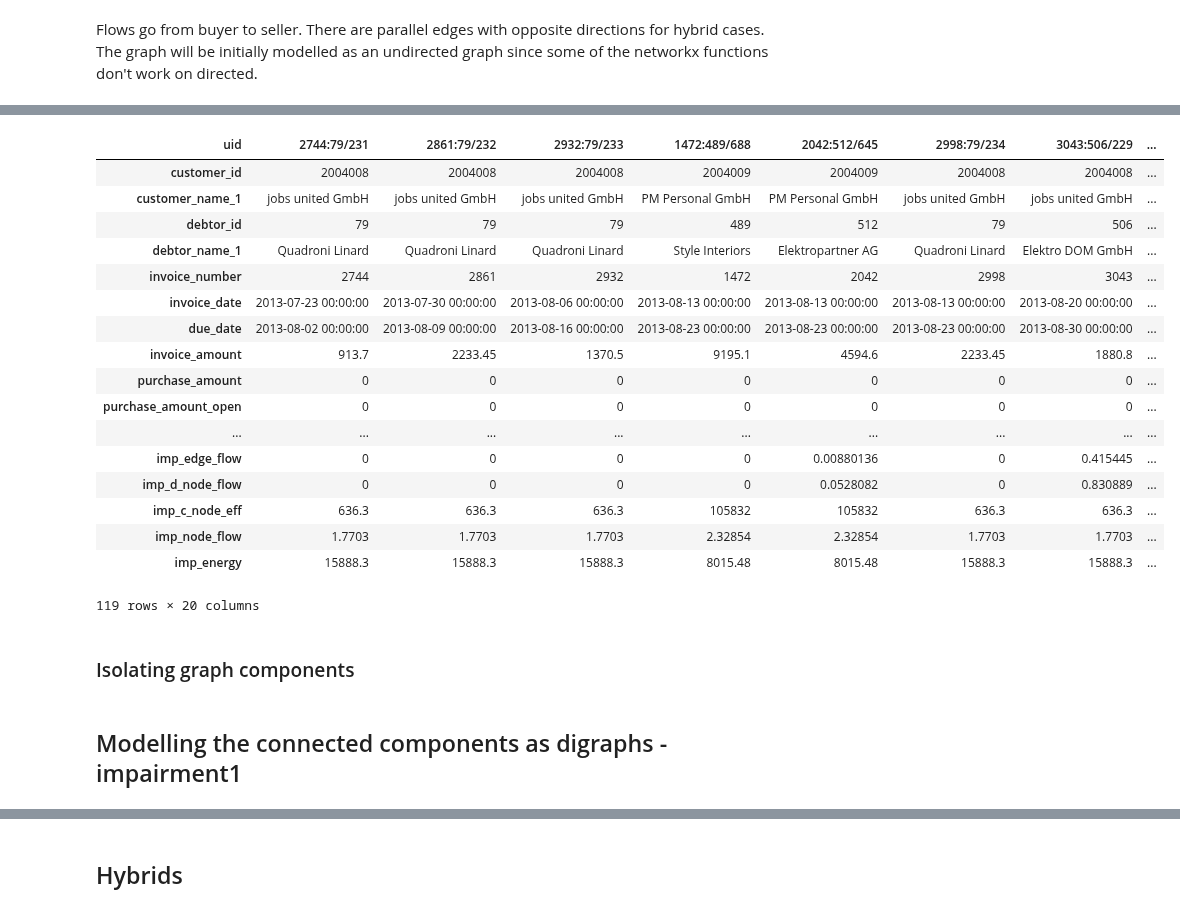
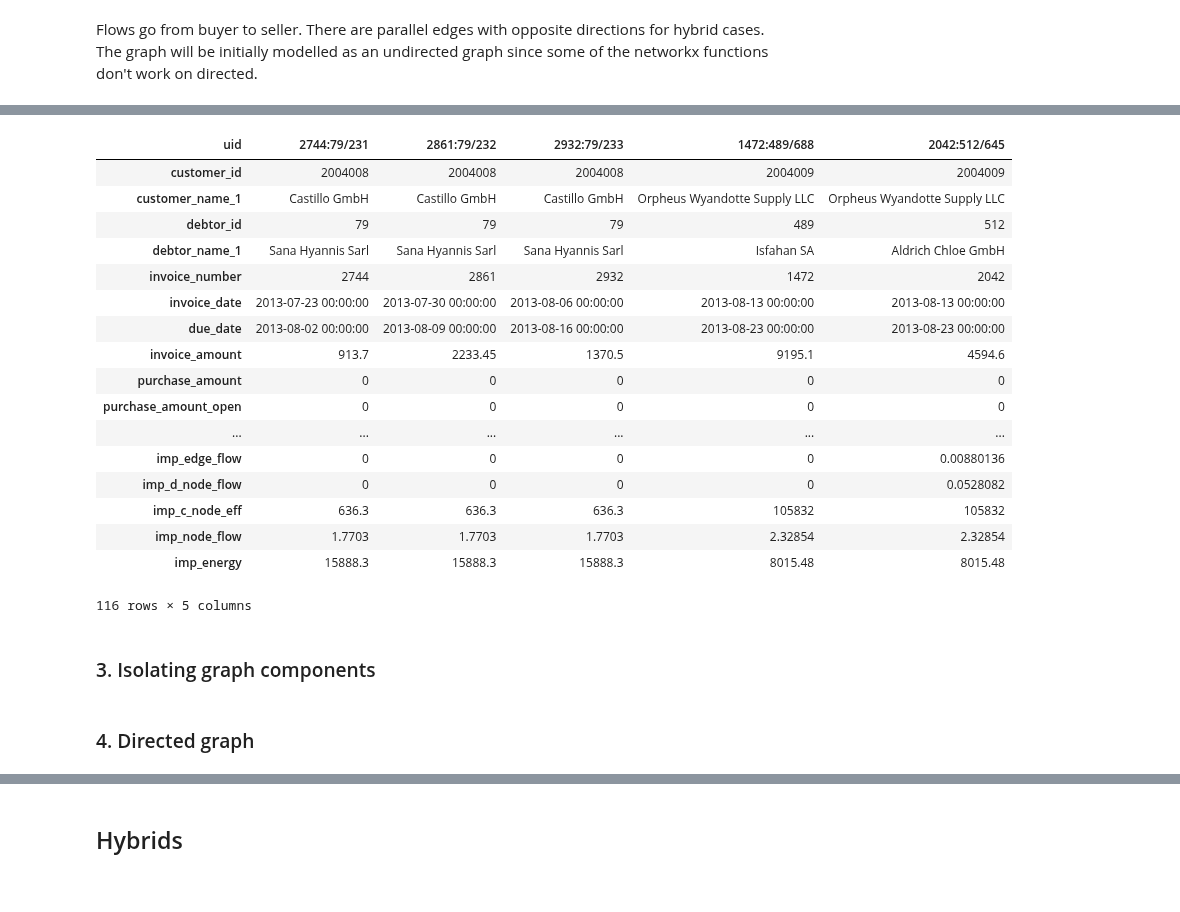
Before and after one commit to davidemariani/networkAnalysisForML, a Jupyter notebook: 07_network_featureEng.ipynb, the cells around one changed output, grey strips where cells are left out. Saved outputs shown, nothing was run; the diff lists cells and outputs as text; code cells hidden in the pictures.

```diff
--- a/07_network_featureEng.ipynb
+++ b/07_network_featureEng.ipynb
@@ -66,28 +69,26 @@ df.describe()
 # %%
-df.head(20).transpose()
+df.head().transpose()
 # %% [output]
-| uid | 2744:79/231 | 2861:79/232 | 2932:79/233 | 1472:489/688 | 2042:512/645 | 2998:79/234 | 3043:506/229 | ... |
-| customer_id | 2004008 | 2004008 | 2004008 | 2004009 | 2004009 | 2004008 | 2004008 | ... |
-| customer_name_1 | jobs united GmbH | jobs united GmbH | jobs united GmbH | PM Personal GmbH | PM Personal GmbH | jobs united GmbH | jobs united GmbH | ... |
-| debtor_id | 79 | 79 | 79 | 489 | 512 | 79 | 506 | ... |
-| debtor_name_1 | Quadroni Linard | Quadroni Linard | Quadroni Linard | Style Interiors | Elektropartner AG | Quadroni Linard | Elektro DOM GmbH | ... |
-| invoice_number | 2744 | 2861 | 2932 | 1472 | 2042 | 2998 | 3043 | ... |
-| invoice_date | 2013-07-23 00:00:00 | 2013-07-30 00:00:00 | 2013-08-06 00:00:00 | 2013-08-13 00:00:00 | 2013-08-13 00:00:00 | 2013-08-13 00:00:00 | 2013-08-20 00:00:00 | ... |
-| due_date | 2013-08-02 00:00:00 | 2013-08-09 00:00:00 | 2013-08-16 00:00:00 | 2013-08-23 00:00:00 | 2013-08-23 00:00:00 | 2013-08-23 00:00:00 | 2013-08-30 00:00:00 | ... |
-| invoice_amount | 913.7 | 2233.45 | 1370.5 | 9195.1 | 4594.6 | 2233.45 | 1880.8 | ... |
-| purchase_amount | 0 | 0 | 0 | 0 | 0 | 0 | 0 | ... |
-| purchase_amount_open | 0 | 0 | 0 | 0 | 0 | 0 | 0 | ... |
-| ... | ... | ... | ... | ... | ... | ... | ... | ... |
-| imp_edge_flow | 0 | 0 | 0 | 0 | 0.00880136 | 0 | 0.415445 | ... |
-| imp_d_node_flow | 0 | 0 | 0 | 0 | 0.0528082 | 0 | 0.830889 | ... |
-| imp_c_node_eff | 636.3 | 636.3 | 636.3 | 105832 | 105832 | 636.3 | 636.3 | ... |
-| imp_node_flow | 1.7703 | 1.7703 | 1.7703 | 2.32854 | 2.32854 | 1.7703 | 1.7703 | ... |
-| imp_energy | 15888.3 | 15888.3 | 15888.3 | 8015.48 | 8015.48 | 15888.3 | 15888.3 | ... |
+| uid | 2744:79/231 | 2861:79/232 | 2932:79/233 | 1472:489/688 | 2042:512/645 |
+| customer_id | 2004008 | 2004008 | 2004008 | 2004009 | 2004009 |
+| customer_name_1 | Castillo GmbH | Castillo GmbH | Castillo GmbH | Orpheus Wyandotte Supply LLC | Orpheus Wyandotte Supply LLC |
+| debtor_id | 79 | 79 | 79 | 489 | 512 |
+| debtor_name_1 | Sana Hyannis Sarl | Sana Hyannis Sarl | Sana Hyannis Sarl | Isfahan SA | Aldrich Chloe GmbH |
+| invoice_number | 2744 | 2861 | 2932 | 1472 | 2042 |
+| invoice_date | 2013-07-23 00:00:00 | 2013-07-30 00:00:00 | 2013-08-06 00:00:00 | 2013-08-13 00:00:00 | 2013-08-13 00:00:00 |
+| due_date | 2013-08-02 00:00:00 | 2013-08-09 00:00:00 | 2013-08-16 00:00:00 | 2013-08-23 00:00:00 | 2013-08-23 00:00:00 |
+| invoice_amount | 913.7 | 2233.45 | 1370.5 | 9195.1 | 4594.6 |
+| purchase_amount | 0 | 0 | 0 | 0 | 0 |
+| purchase_amount_open | 0 | 0 | 0 | 0 | 0 |
+| ... | ... | ... | ... | ... | ... |
+| imp_edge_flow | 0 | 0 | 0 | 0 | 0.00880136 |
+| imp_d_node_flow | 0 | 0 | 0 | 0 | 0.0528082 |
+| imp_c_node_eff | 636.3 | 636.3 | 636.3 | 105832 | 105832 |
+| imp_node_flow | 1.7703 | 1.7703 | 1.7703 | 2.32854 | 2.32854 |
+| imp_energy | 15888.3 | 15888.3 | 15888.3 | 8015.48 | 8015.48 |
-119 rows × 20 columns
+116 rows × 5 columns
 # %% [markdown]
-### Isolating graph components
+### 3. Isolating graph components
 # %%
 a = nx.connected_components(g)
 components = [c for c in sorted(a, key=len, reverse=True)]
-# %% [markdown]
-## Modelling the connected components as digraphs - impairment1
@@ -121,0 +95,2 @@ for comp in components:
+# %% [markdown]
+### 4. Directed graph
```
Also changed, not shown: parts of 12 cells of this notebook, 3 other files.
